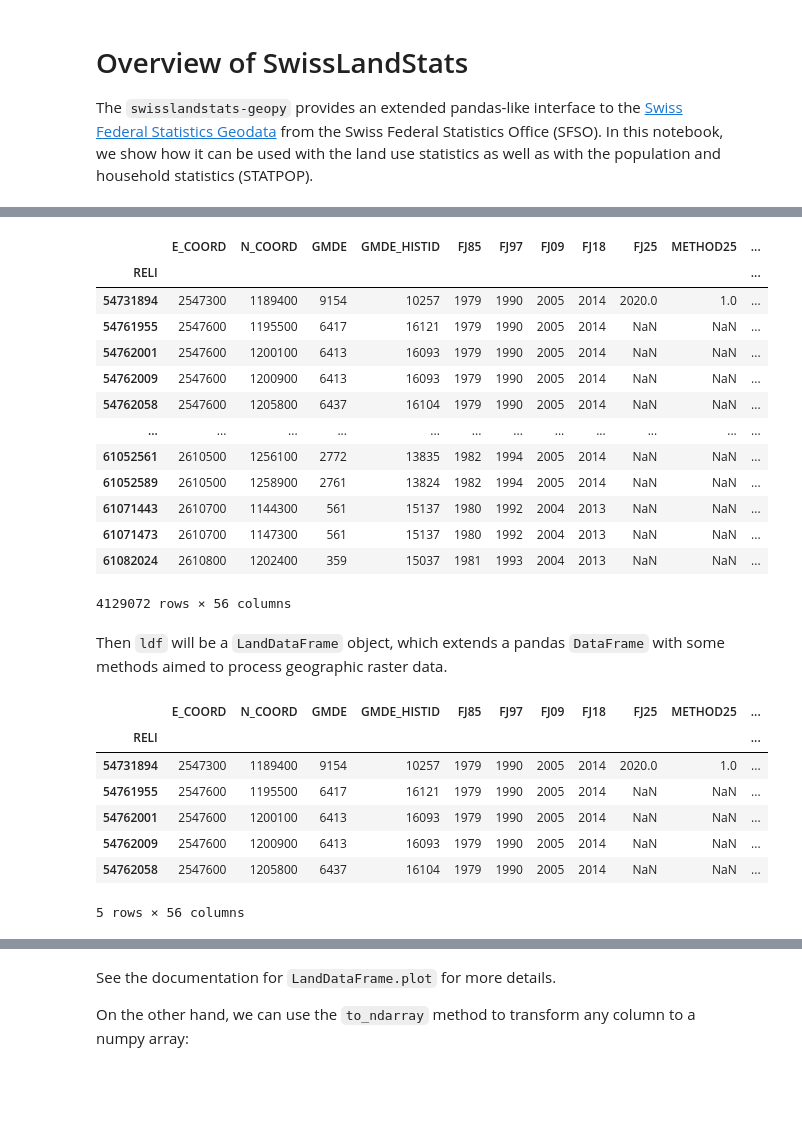
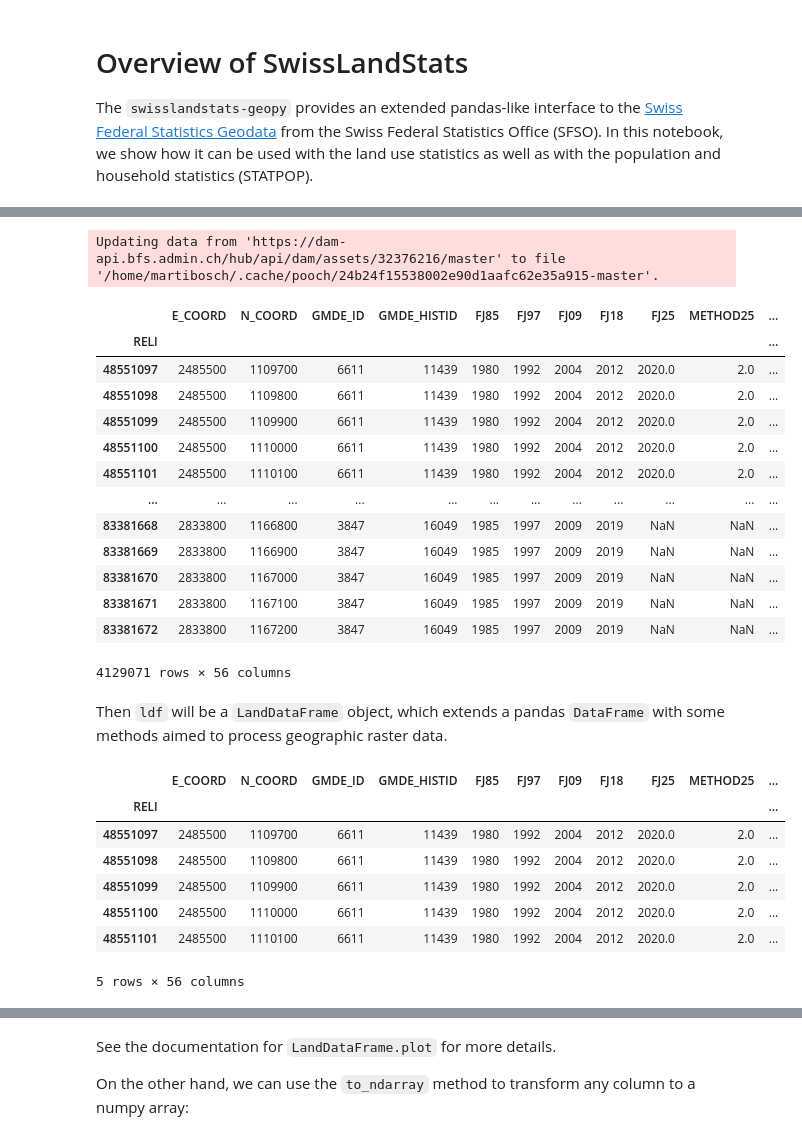
Before and after one commit to martibosch/swisslandstats-geopy, a Jupyter notebook: examples/overview.ipynb, the cells around one changed output, grey strips where cells are left out. Saved outputs shown, nothing was run; the diff lists cells and outputs as text; code cells hidden in the pictures; blank space fills up the shorter version.

```diff
--- a/examples/overview.ipynb
+++ b/examples/overview.ipynb
@@ -11,32 +20,33 @@ We can read the land statistics file directly from the SFSO website using the `f
 # %%
-ldf = sls.from_url()
+ldf = sls.load_dataset(dataset_key="sls")
 ldf
 # %% [output]
+Updating data from 'https://dam-api.bfs.admin.ch/hub/api/dam/assets/32376216/master' to file '/home/martibosch/.cache/pooch/24b24f15538002e90d1aafc62e35a915-master'.
-|  | E_COORD | N_COORD | GMDE | GMDE_HISTID | FJ85 | FJ97 | FJ09 | FJ18 | FJ25 | METHOD25 | ... |
+|  | E_COORD | N_COORD | GMDE_ID | GMDE_HISTID | FJ85 | FJ97 | FJ09 | FJ18 | FJ25 | METHOD25 | ... |
 | RELI |  |  |  |  |  |  |  |  |  |  | ... |
-| 54731894 | 2547300 | 1189400 | 9154 | 10257 | 1979 | 1990 | 2005 | 2014 | 2020.0 | 1.0 | ... |
-| 54761955 | 2547600 | 1195500 | 6417 | 16121 | 1979 | 1990 | 2005 | 2014 | NaN | NaN | ... |
-| 54762001 | 2547600 | 1200100 | 6413 | 16093 | 1979 | 1990 | 2005 | 2014 | NaN | NaN | ... |
-| 54762009 | 2547600 | 1200900 | 6413 | 16093 | 1979 | 1990 | 2005 | 2014 | NaN | NaN | ... |
-| 54762058 | 2547600 | 1205800 | 6437 | 16104 | 1979 | 1990 | 2005 | 2014 | NaN | NaN | ... |
+| 48551097 | 2485500 | 1109700 | 6611 | 11439 | 1980 | 1992 | 2004 | 2012 | 2020.0 | 2.0 | ... |
+| 48551098 | 2485500 | 1109800 | 6611 | 11439 | 1980 | 1992 | 2004 | 2012 | 2020.0 | 2.0 | ... |
+| 48551099 | 2485500 | 1109900 | 6611 | 11439 | 1980 | 1992 | 2004 | 2012 | 2020.0 | 2.0 | ... |
+| 48551100 | 2485500 | 1110000 | 6611 | 11439 | 1980 | 1992 | 2004 | 2012 | 2020.0 | 2.0 | ... |
+| 48551101 | 2485500 | 1110100 | 6611 | 11439 | 1980 | 1992 | 2004 | 2012 | 2020.0 | 2.0 | ... |
 | ... | ... | ... | ... | ... | ... | ... | ... | ... | ... | ... | ... |
-| 61052561 | 2610500 | 1256100 | 2772 | 13835 | 1982 | 1994 | 2005 | 2014 | NaN | NaN | ... |
-| 61052589 | 2610500 | 1258900 | 2761 | 13824 | 1982 | 1994 | 2005 | 2014 | NaN | NaN | ... |
-| 61071443 | 2610700 | 1144300 | 561 | 15137 | 1980 | 1992 | 2004 | 2013 | NaN | NaN | ... |
-| 61071473 | 2610700 | 1147300 | 561 | 15137 | 1980 | 1992 | 2004 | 2013 | NaN | NaN | ... |
-| 61082024 | 2610800 | 1202400 | 359 | 15037 | 1981 | 1993 | 2004 | 2013 | NaN | NaN | ... |
+| 83381668 | 2833800 | 1166800 | 3847 | 16049 | 1985 | 1997 | 2009 | 2019 | NaN | NaN | ... |
+| 83381669 | 2833800 | 1166900 | 3847 | 16049 | 1985 | 1997 | 2009 | 2019 | NaN | NaN | ... |
+| 83381670 | 2833800 | 1167000 | 3847 | 16049 | 1985 | 1997 | 2009 | 2019 | NaN | NaN | ... |
+| 83381671 | 2833800 | 1167100 | 3847 | 16049 | 1985 | 1997 | 2009 | 2019 | NaN | NaN | ... |
+| 83381672 | 2833800 | 1167200 | 3847 | 16049 | 1985 | 1997 | 2009 | 2019 | NaN | NaN | ... |
-4129072 rows × 56 columns
+4129071 rows × 56 columns
 # %% [markdown]
 Then `ldf` will be a `LandDataFrame` object, which extends a pandas `DataFrame` with some methods aimed to process geographic raster data.
 # %%
 ldf.head()
 # %% [output]
-|  | E_COORD | N_COORD | GMDE | GMDE_HISTID | FJ85 | FJ97 | FJ09 | FJ18 | FJ25 | METHOD25 | ... |
+|  | E_COORD | N_COORD | GMDE_ID | GMDE_HISTID | FJ85 | FJ97 | FJ09 | FJ18 | FJ25 | METHOD25 | ... |
 | RELI |  |  |  |  |  |  |  |  |  |  | ... |
-| 54731894 | 2547300 | 1189400 | 9154 | 10257 | 1979 | 1990 | 2005 | 2014 | 2020.0 | 1.0 | ... |
-| 54761955 | 2547600 | 1195500 | 6417 | 16121 | 1979 | 1990 | 2005 | 2014 | NaN | NaN | ... |
-| 54762001 | 2547600 | 1200100 | 6413 | 16093 | 1979 | 1990 | 2005 | 2014 | NaN | NaN | ... |
-| 54762009 | 2547600 | 1200900 | 6413 | 16093 | 1979 | 1990 | 2005 | 2014 | NaN | NaN | ... |
-| 54762058 | 2547600 | 1205800 | 6437 | 16104 | 1979 | 1990 | 2005 | 2014 | NaN | NaN | ... |
+| 48551097 | 2485500 | 1109700 | 6611 | 11439 | 1980 | 1992 | 2004 | 2012 | 2020.0 | 2.0 | ... |
+| 48551098 | 2485500 | 1109800 | 6611 | 11439 | 1980 | 1992 | 2004 | 2012 | 2020.0 | 2.0 | ... |
+| 48551099 | 2485500 | 1109900 | 6611 | 11439 | 1980 | 1992 | 2004 | 2012 | 2020.0 | 2.0 | ... |
+| 48551100 | 2485500 | 1110000 | 6611 | 11439 | 1980 | 1992 | 2004 | 2012 | 2020.0 | 2.0 | ... |
+| 48551101 | 2485500 | 1110100 | 6611 | 11439 | 1980 | 1992 | 2004 | 2012 | 2020.0 | 2.0 | ... |
 5 rows × 56 columns
 # %% [markdown]
```
Also changed, not shown: parts of 20 cells of this notebook, 10 other files.
